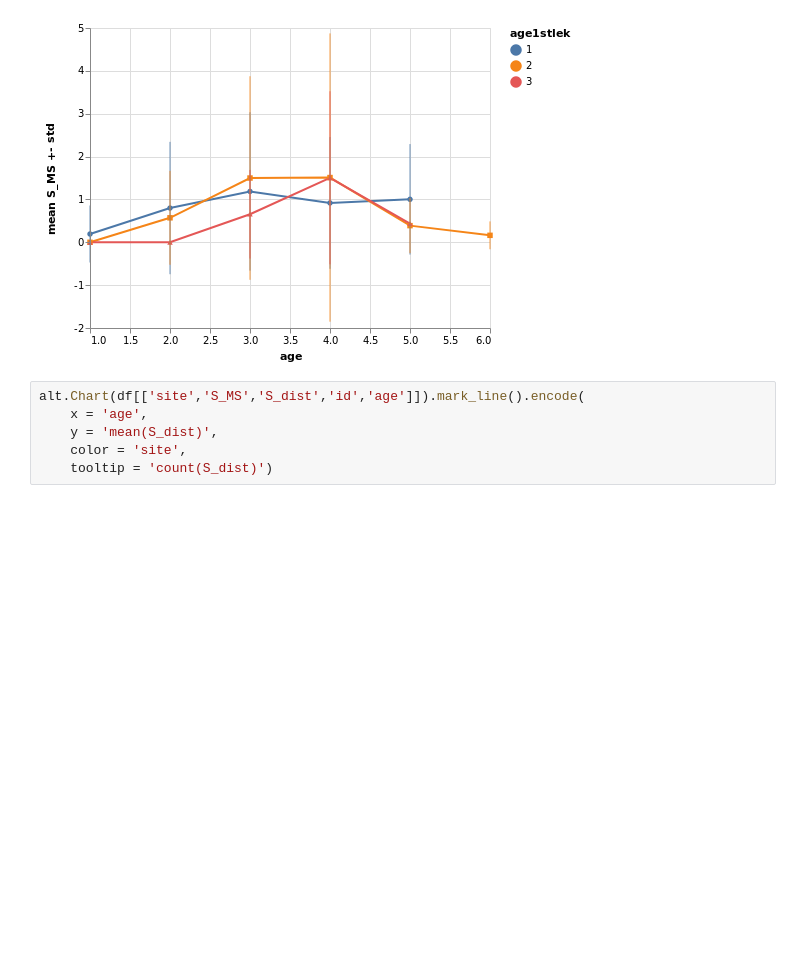
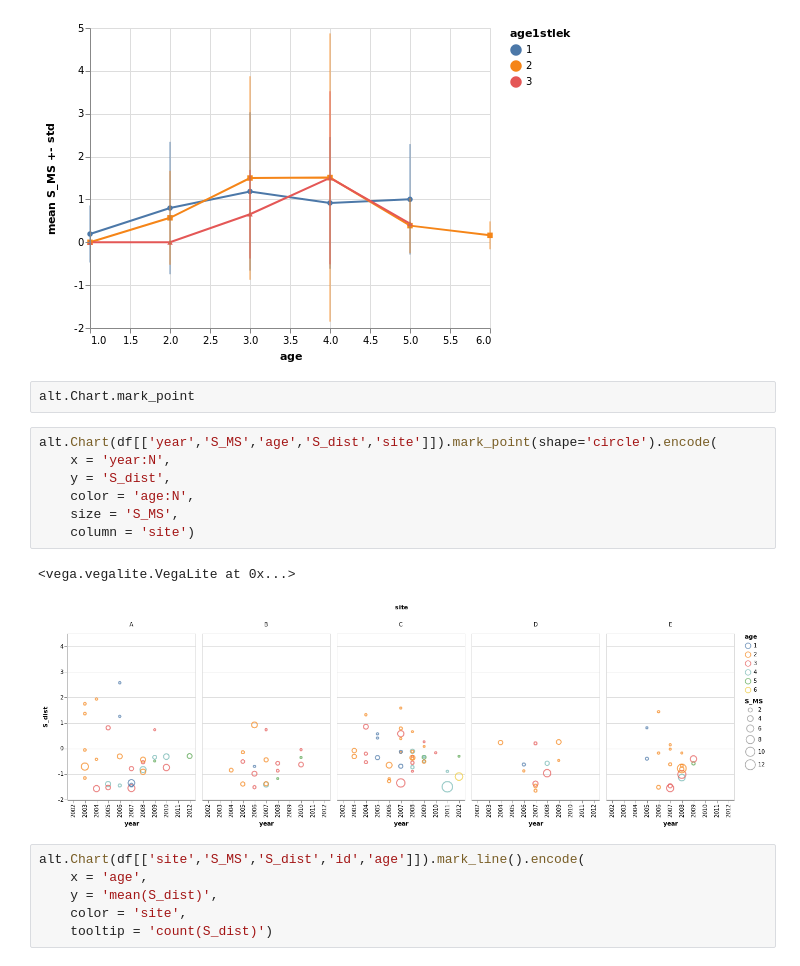
Before and after one commit to MarcoVitalii/lek-project, a Jupyter notebook: Age dependent mating performances dataset analysis.ipynb, the cells around one changed output. Drawn from its saved outputs; the diff is of its cells as text; blank space fills up the shorter version.

```diff
--- a/Age dependent mating performances dataset analysis.ipynb
+++ b/Age dependent mating performances dataset analysis.ipynb
@@ -152,6 +166,18 @@ points+errors
 # %% [output]
 <vega.vegalite.VegaLite at 0x...>
 [figure]
+# %%
+alt.Chart.mark_point
+# %%
+alt.Chart(df[['year','S_MS','age','S_dist','site']]).mark_point(shape='circle').encode(
+    x = 'year:N',
+    y = 'S_dist',
+    color = 'age:N',
+    size = 'S_MS',
+    column = 'site')
+# %% [output]
+<vega.vegalite.VegaLite at 0x...>
+[figure, added]
 # %%
 alt.Chart(df[['site','S_MS','S_dist','id','age']]).mark_line().encode(
     x = 'age',
```
Also changed, not shown: parts of 1 cell of this notebook.
